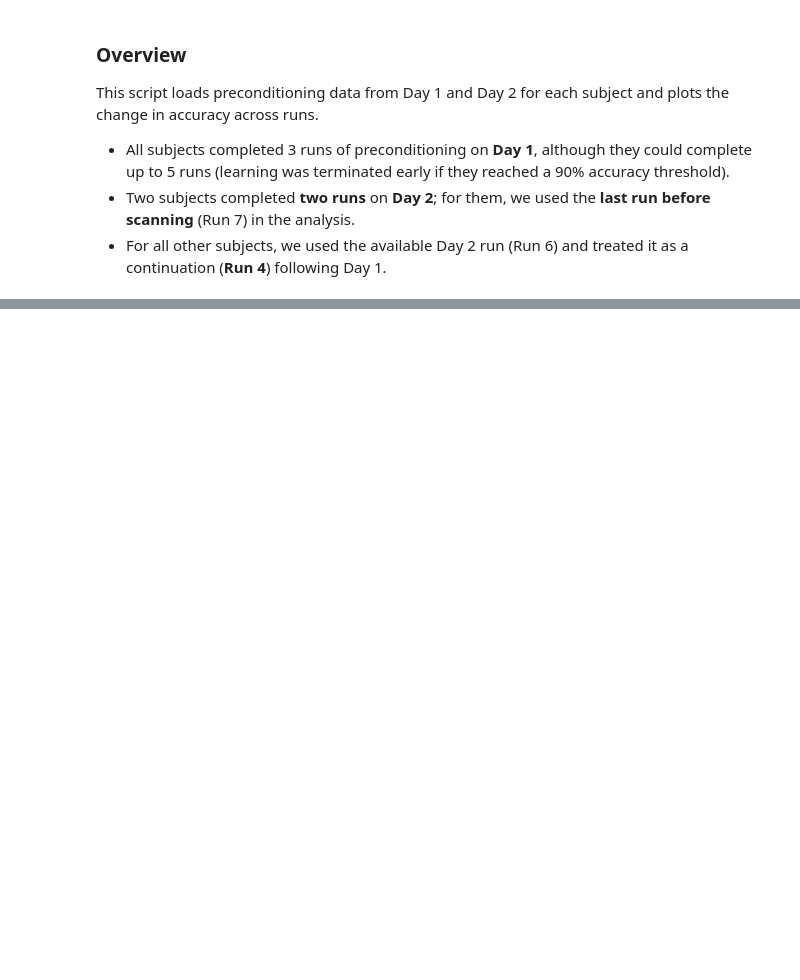
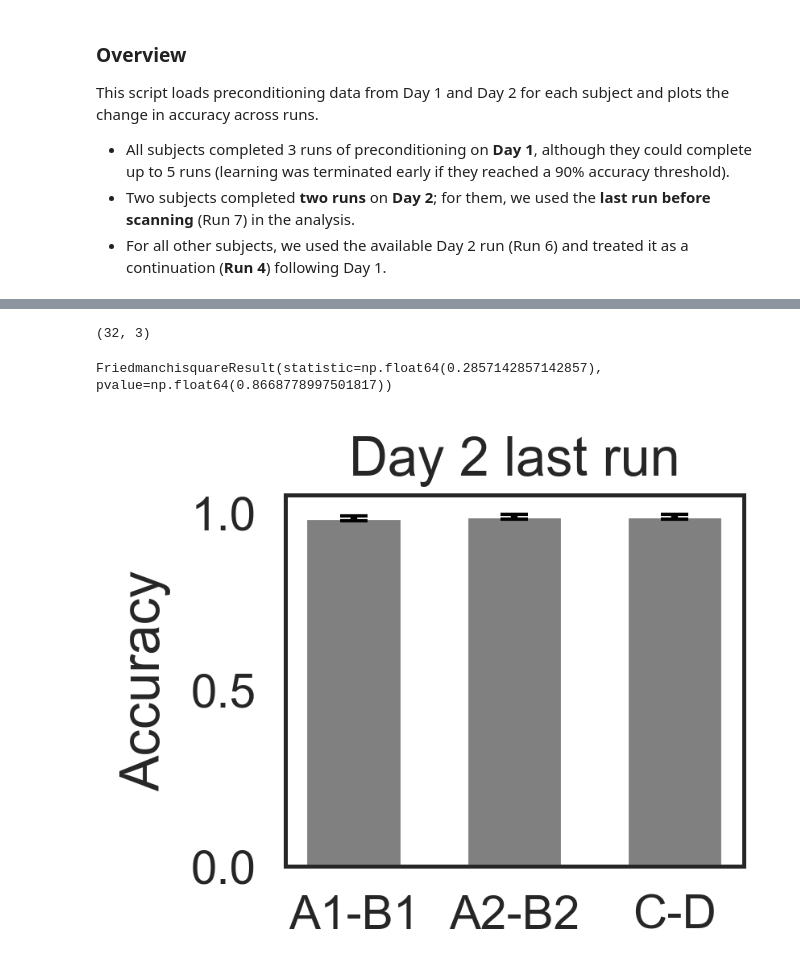
Before and after one commit to QingfangLiu/project-spcd, a Jupyter notebook: scripts_behavior/analyze_precond.ipynb, the cells around one changed output, grey strips where cells are left out. Saved outputs shown, nothing was run; the diff lists cells and outputs as text; code cells hidden in the pictures; blank space fills up the shorter version.

Commit message:
multiple updates on beh analysis and results

```diff
--- a/scripts_behavior/analyze_precond.ipynb
+++ b/scripts_behavior/analyze_precond.ipynb
@@ -91,0 +219,59 @@ plt.show()
+# %%
+# 3. Wide format
+df_wide = df_grouped.pivot(index='SubID', columns='pair_group', values='acc')
+df_wide.shape
+# %% [output]
+(32, 3)
+# %%
+# 4. Friedman test
+from scipy.stats import friedmanchisquare
+friedmanchisquare(df_wide['A1-B1'], df_wide['A2-B2'], df_wide['C-D'])
+# %% [output]
+FriedmanchisquareResult(statistic=np.float64(0.2857142857142857), pvalue=np.float64(0.8668778997501817))
+# %%
+import pandas as pd
+import matplotlib.pyplot as plt
+
+# 1. Average acc per subject within each group
+df_grouped = (
+    acc_day2_run1
+    .groupby(['SubID', 'pair_group'])['acc']
+    .mean()
+    .reset_index()
+)
+# %%
+# --- compute group mean + SD (to match ci='sd') ---
+summary = (
+    df_grouped
+    .groupby('pair_group')['acc']
+    .agg(['mean', 'sem'])
+    .reset_index()
+)
+
+x = np.arange(len(summary))
+
+fig, ax = plt.subplots(figsize=(3, 2.5))
+
+ax.bar(
+    x,
+    summary['mean'],
+    yerr=summary['sem'],
+    width=0.6,
+    capsize=4,
+    color='gray'
+)
+
+ax.set_xlabel('')
+ax.set_ylabel('Accuracy')
+ax.set_title('Day 2 last run')
+ax.set_ylim(0, 1.05)
+
+ax.set_xticks(x)
+ax.set_xticklabels(summary['pair_group'])
+
+plt.tight_layout()
+plt.savefig('../plots/preconditioning_end.pdf',
+            format='pdf', bbox_inches='tight')
+plt.show()
+# %% [output]
+[figure, added]
```
Also changed, not shown: parts of 13 cells of this notebook, 36 other files.
